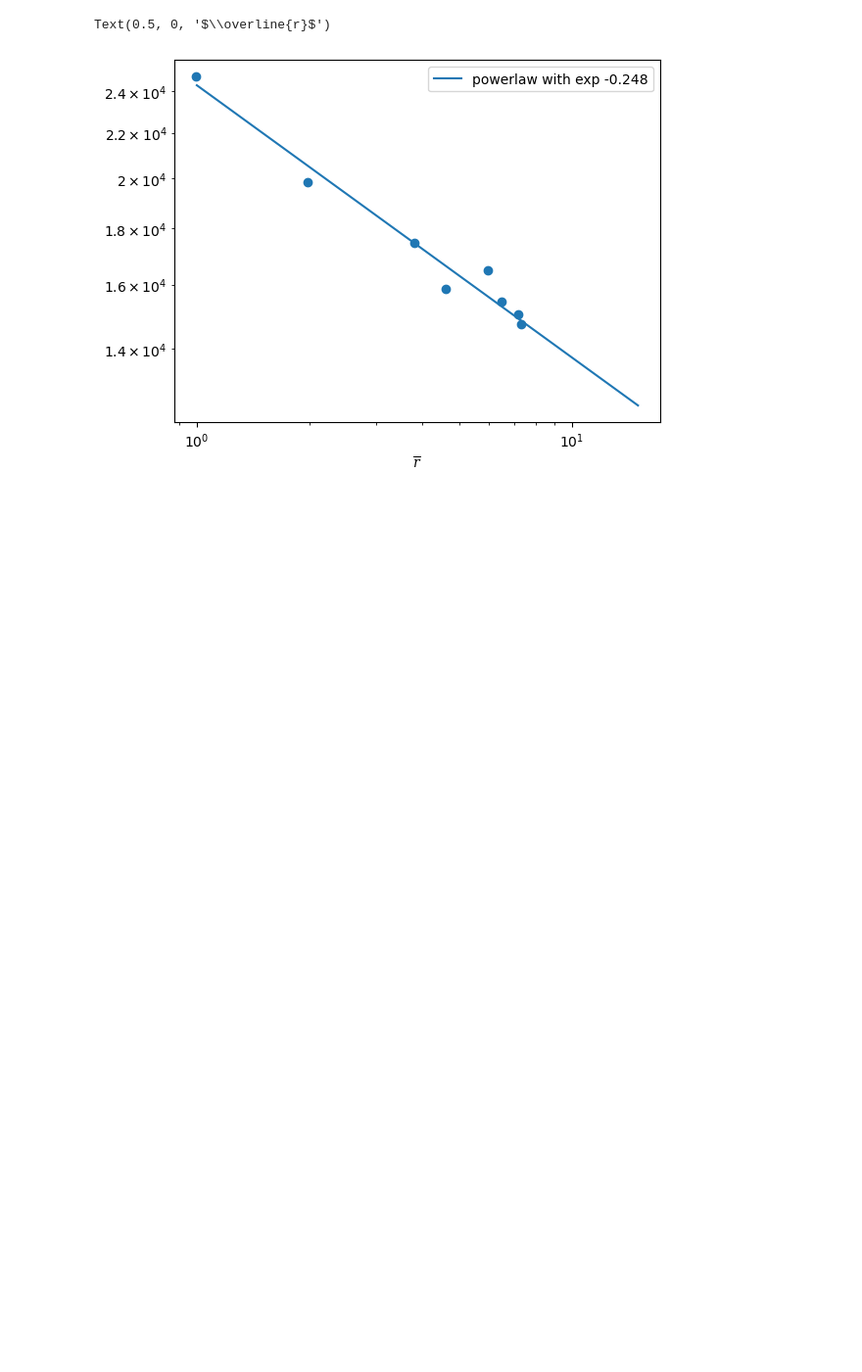
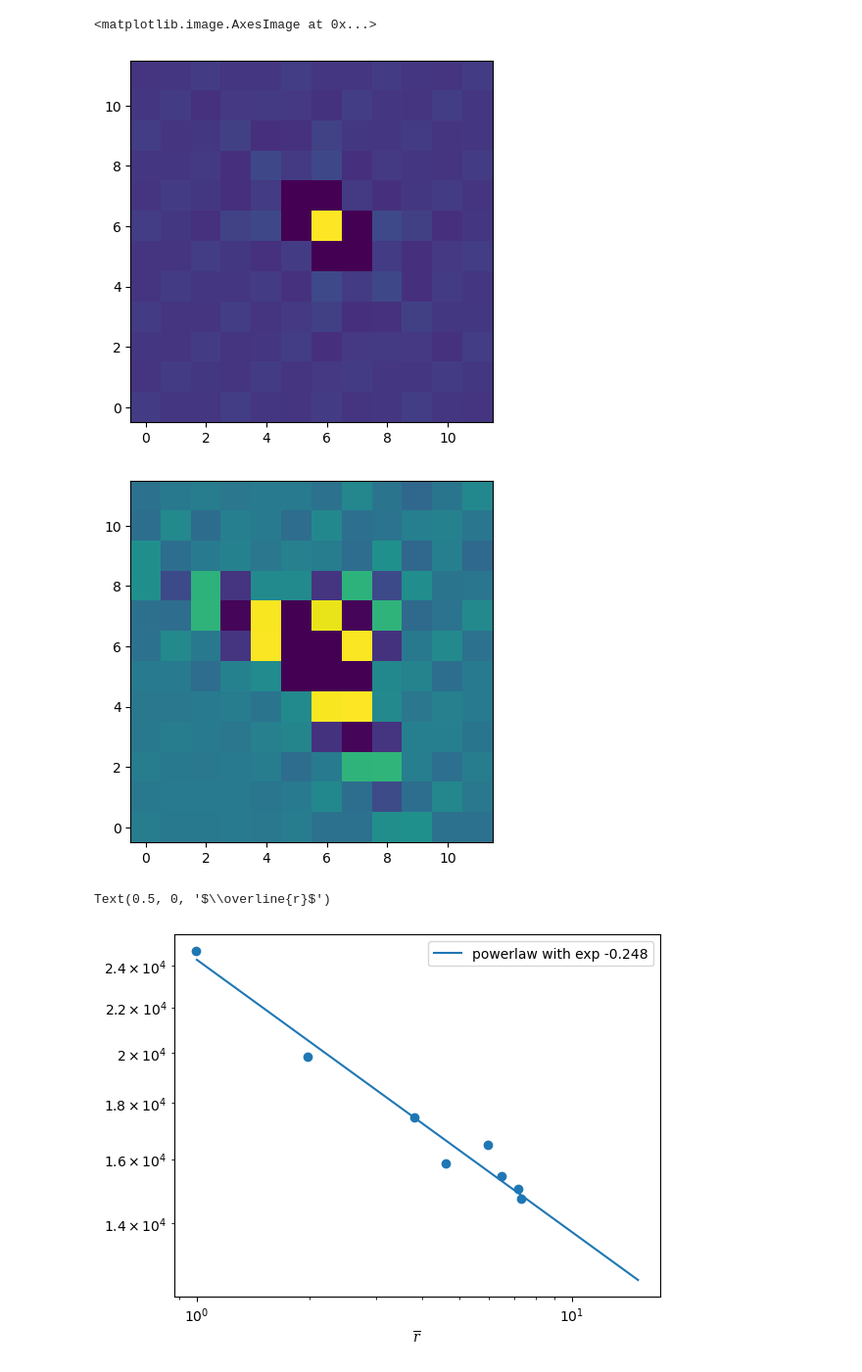
Before and after one commit to KimGroup/trimer-tbg, a Jupyter notebook: mc/pocket.ipynb, the cells around one changed output. Shown at 98% size. Cells and saved outputs as stored; diff of their text form; code cells hidden in the pictures; blank space fills up the shorter version.

```diff
--- a/mc/pocket.ipynb
+++ b/mc/pocket.ipynb
@@ -24,3 +24,39 @@ Text(0, 0.5, '$\\langle \\rho(x,0)\\rho(0,0) \\rangle$')
+# %%
+def load_mc(fname):
+    obj = np.load(fname, allow_pickle=True).item()
+
+    if len(next(iter(obj.keys()))) == 3:
+        keys = obj.keys()
+        xmax = max(x for x,y,d in keys)
+        xmin = min(x for x,y,d in keys)
+        ymax = max(y for x,y,d in keys)
+        ymin = min(y for x,y,d in keys)
+
+        dists = np.zeros((xmax-xmin+1, ymax-ymin+1, 2))
+        for key, value in obj.items():
+            dists[key[0]-xmin, key[1]-ymin, key[2]] += value
+        return dists
+
+    elif len(next(iter(obj.keys()))) == 2:
+        keys = obj.keys()
+        xmax = max(x for x,y in keys)
+        xmin = min(x for x,y in keys)
+        ymax = max(y for x,y in keys)
+        ymin = min(y for x,y in keys)
+
+        dists = np.zeros((xmax-xmin+1, ymax-ymin+1))
+        for key, value in obj.items():
+            dists[key[0]-xmin, key[1]-ymin] += value
+        return dists
+# %%
+dists = load_mc("data/12x12-3-500000.5-tri-tri-2.npy")
+plt.imshow(dists[:, :, 0], origin="lower")
+plt.figure()
+plt.imshow(dists[:, :, 1], origin="lower")
+# %% [output]
+<matplotlib.image.AxesImage at 0x...>
+[figure, added]
+[figure, added]
 # %%
 L = len(Xs)
 halfXs = Xs[:int(L/2)]
```
Also changed, not shown: parts of 7 cells of this notebook, 5 other files.
